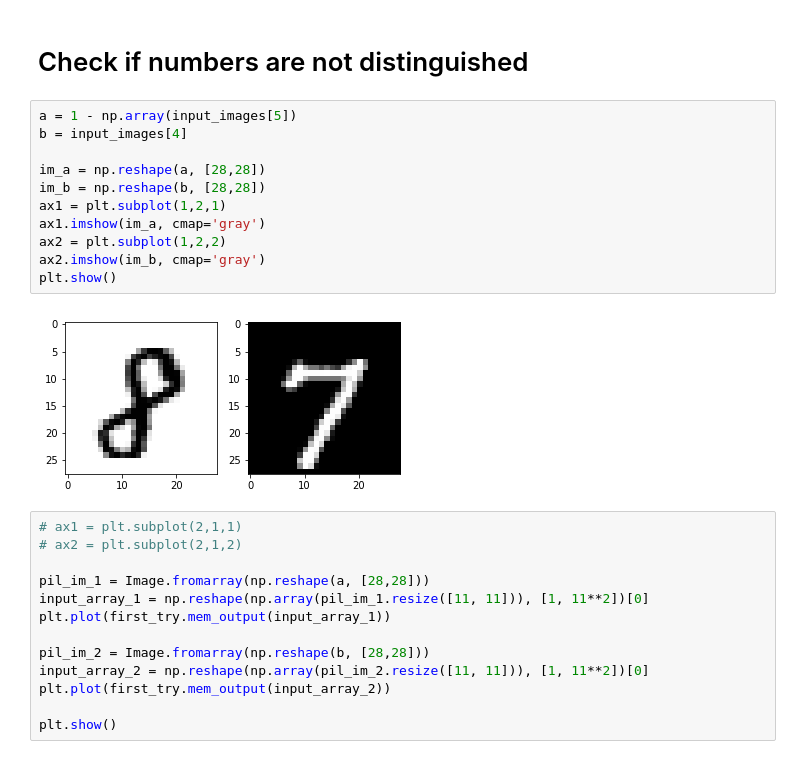
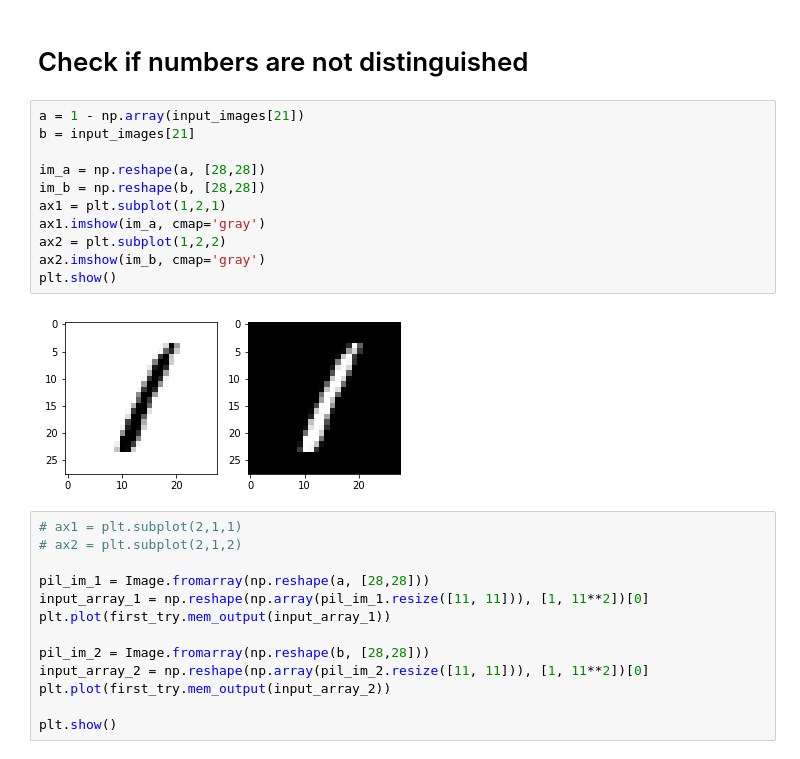
Before and after one commit to BJohn-dev/Memristor_learning_model, a Jupyter notebook: development/Memristor_mapping_new.ipynb, the cells around one changed output. Saved outputs shown, nothing was run; the diff lists cells and outputs as text.

```diff
--- a/development/Memristor_mapping_new.ipynb
+++ b/development/Memristor_mapping_new.ipynb
@@ -403,18 +403,18 @@ plt.show()
 # %% [markdown]
 # Check if numbers are not distinguished
 # %%
-a = 1 - np.array(input_images[5])
-b = input_images[4]
+a = 1 - np.array(input_images[21])
+b = input_images[21]
 
 im_a = np.reshape(a, [28,28])
 im_b = np.reshape(b, [28,28])
 ax1 = plt.subplot(1,2,1)
 ax1.imshow(im_a, cmap='gray')
 ax2 = plt.subplot(1,2,2)
 ax2.imshow(im_b, cmap='gray')
 plt.show()
 # %% [output]
-[figure, old version]
+[figure, new version]
 # %%
 # ax1 = plt.subplot(2,1,1)
 # ax2 = plt.subplot(2,1,2)
```
Also changed, not shown: 5 other files.
